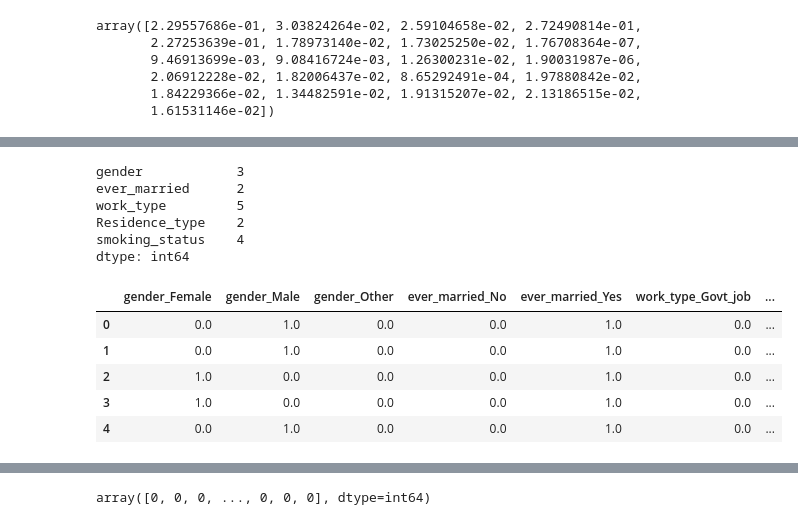
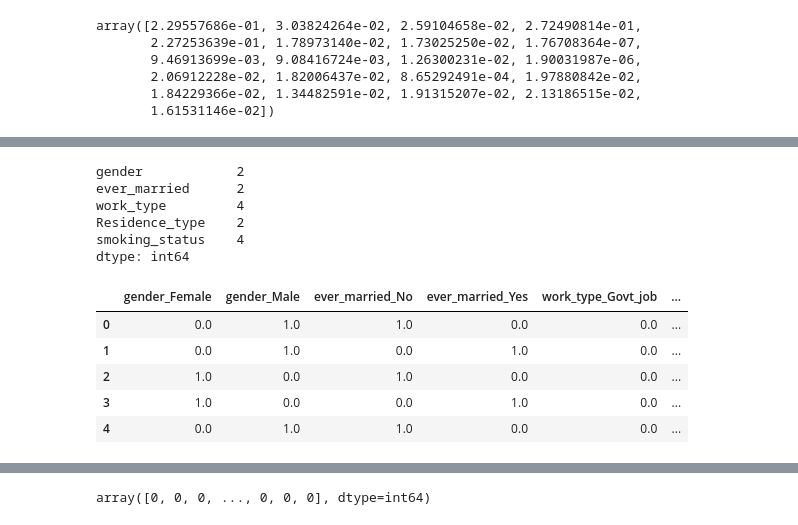
Before and after one commit to sadayas/strokerisks, a Jupyter notebook: scaleandmachinelearn-Copy1.ipynb, the cells around one changed output, grey strips where cells are left out. Saved outputs shown, nothing was run; the diff lists cells and outputs as text; code cells hidden in the pictures.

```diff
--- a/scaleandmachinelearn.ipynb
+++ b/scaleandmachinelearn-Copy1.ipynb
@@ -11,4 +12,4 @@ from sklearn.preprocessing import OneHotEncoder
 import pandas as pd
 import tensorflow as tf
 # %%
-ohdf = pd.read_csv("Datasets/healthcare-dataset-stroke-data.csv")
+stroketrain = pd.read_csv("Datasets/train_stroke_data_cleaned.csv")
@@ -48,4 +29,4 @@ ohdf
 # %%
-oh2df = ohdf[['gender', 'age', 'hypertension', 'heart_disease', 'ever_married', 'work_type',
-              'Residence_type','avg_glucose_level', 'bmi', 'smoking_status', 'stroke']]
+traindf = stroketrain[['gender', 'age_normalized', 'hypertension', 'heart_disease', 'ever_married', 'work_type',
+              'Residence_type','avg_glucose_level_normalized', 'bmi_normalized', 'smoking_status', 'stroke']]
 # %%
@@ -311,33 +290,33 @@ array([2.29557686e-01, 3.03824264e-02, 2.59104658e-02, 2.72490814e-01,
 ##RFC Test 2
 
 # Generate our categorical variable list
-strokesu = ohdf.dtypes[ohdf.dtypes == "object"].index.tolist()
+strokesu = traindf.dtypes[traindf.dtypes == "object"].index.tolist()
 
 # Check the number of unique values in each column
-ohdf[strokesu].nunique()
+traindf[strokesu].nunique()
 # %% [output]
-gender            3
+gender            2
 ever_married      2
-work_type         5
+work_type         4
 Residence_type    2
 smoking_status    4
 dtype: int64
 # %%
 # Create a OneHotEncoder instance
 enc = OneHotEncoder(sparse=False)
 
 # Fit and transform the OneHotEncoder using the categorical variable list
-strokeencode_df = pd.DataFrame(enc.fit_transform(ohdf[strokesu]))
+strokeencode_df = pd.DataFrame(enc.fit_transform(traindf[strokesu]))
 
 # Add the encoded variable names to the DataFrame
 strokeencode_df.columns = enc.get_feature_names(strokesu)
 strokeencode_df.head()
 # %% [output]
-|  | gender_Female | gender_Male | gender_Other | ever_married_No | ever_married_Yes | work_type_Govt_job | ... |
-| 0 | 0.0 | 1.0 | 0.0 | 0.0 | 1.0 | 0.0 | ... |
-| 1 | 0.0 | 1.0 | 0.0 | 0.0 | 1.0 | 0.0 | ... |
-| 2 | 1.0 | 0.0 | 0.0 | 0.0 | 1.0 | 0.0 | ... |
-| 3 | 1.0 | 0.0 | 0.0 | 0.0 | 1.0 | 0.0 | ... |
-| 4 | 0.0 | 1.0 | 0.0 | 0.0 | 1.0 | 0.0 | ... |
+|  | gender_Female | gender_Male | ever_married_No | ever_married_Yes | work_type_Govt_job | ... |
+| 0 | 0.0 | 1.0 | 1.0 | 0.0 | 0.0 | ... |
+| 1 | 0.0 | 1.0 | 0.0 | 1.0 | 0.0 | ... |
+| 2 | 1.0 | 0.0 | 1.0 | 0.0 | 0.0 | ... |
+| 3 | 1.0 | 0.0 | 0.0 | 1.0 | 0.0 | ... |
+| 4 | 0.0 | 1.0 | 1.0 | 0.0 | 0.0 | ... |
 # %%
 # Merge one-hot encoded features and drop the originals
```
Also changed, not shown: parts of 18 cells of this notebook, 1 other file.
